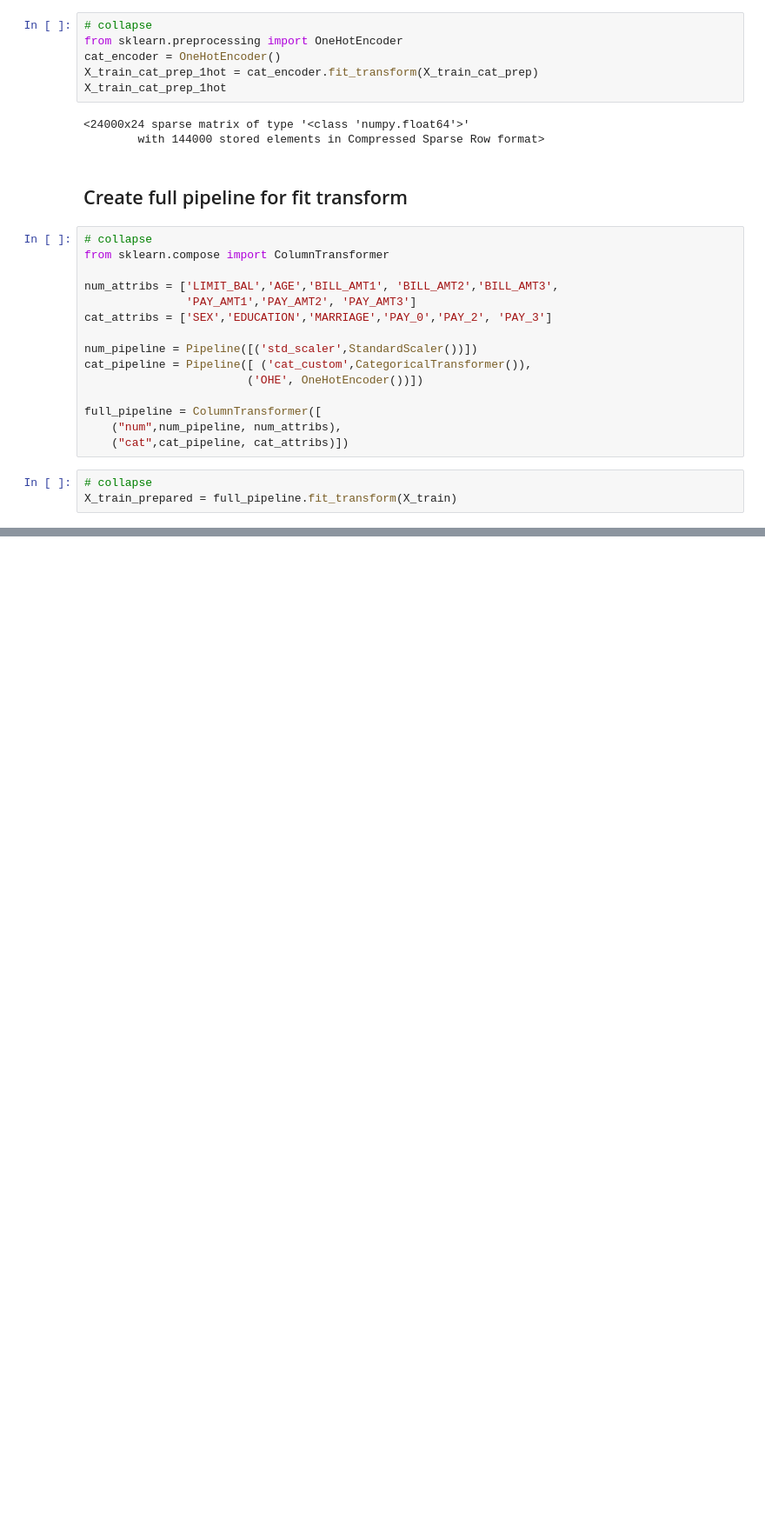
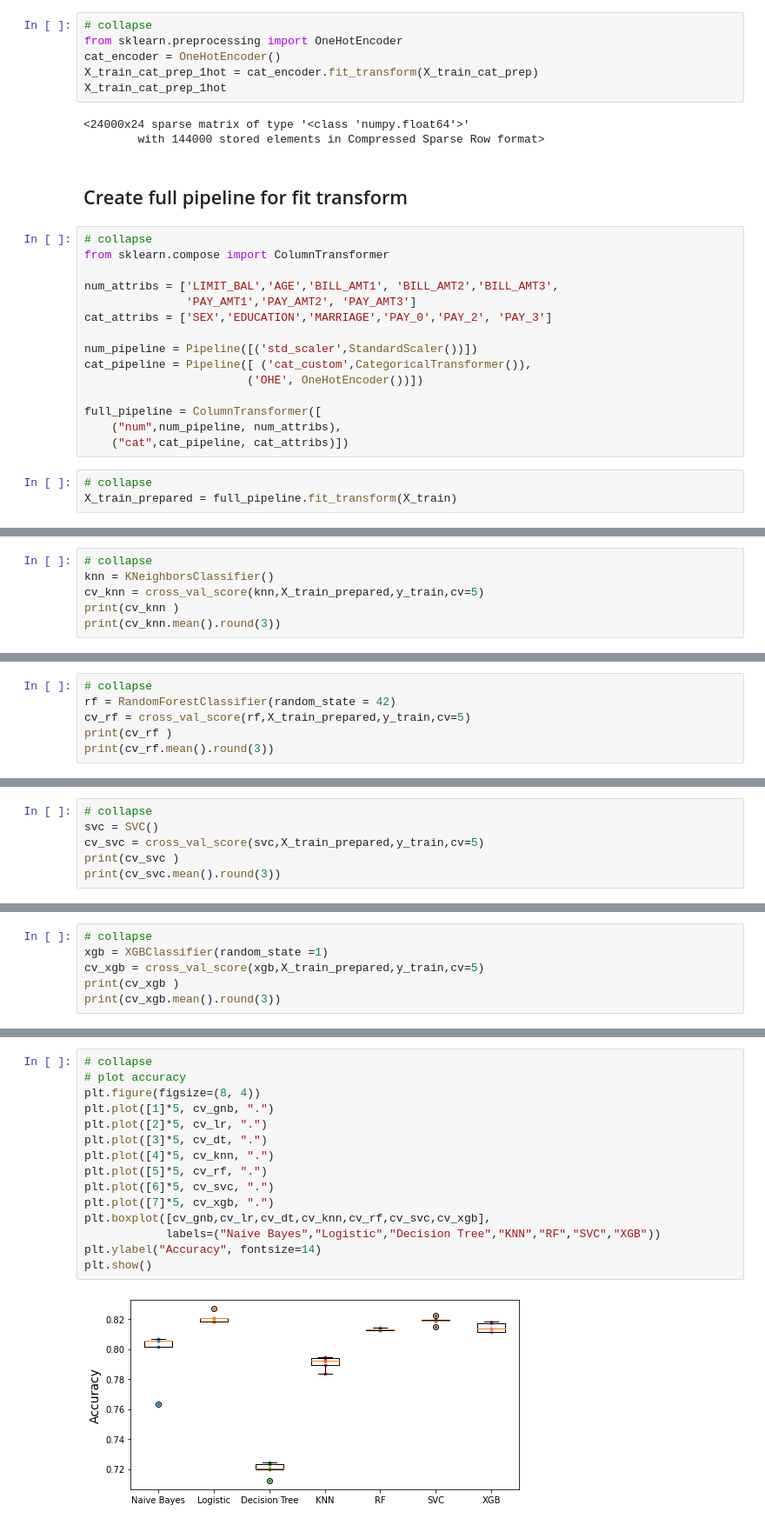
Before and after one commit to Riyan-Aditya/myblog, a Jupyter notebook: _notebooks/2020-11-06-cc-default-v2.ipynb, the cells around one changed output, grey strips where cells are left out. Shown: that part at 87% size. Cells and saved outputs as stored; diff of their text form; blank space fills up the shorter version.

```diff
--- a/_notebooks/2020-11-06-cc-default-v2.ipynb
+++ b/_notebooks/2020-11-06-cc-default-v2.ipynb
@@ -543,0 +603,6 @@ X_train_prepared = full_pipeline.fit_transform(X_train)
+# %%
+# collapse
+knn = KNeighborsClassifier()
+cv_knn = cross_val_score(knn,X_train_prepared,y_train,cv=5)
+print(cv_knn )
+print(cv_knn.mean().round(3))
@@ -543,0 +614,6 @@ X_train_prepared = full_pipeline.fit_transform(X_train)
+# %%
+# collapse
+rf = RandomForestClassifier(random_state = 42)
+cv_rf = cross_val_score(rf,X_train_prepared,y_train,cv=5)
+print(cv_rf )
+print(cv_rf.mean().round(3))
@@ -543,0 +625,6 @@ X_train_prepared = full_pipeline.fit_transform(X_train)
+# %%
+# collapse
+svc = SVC()
+cv_svc = cross_val_score(svc,X_train_prepared,y_train,cv=5)
+print(cv_svc )
+print(cv_svc.mean().round(3))
@@ -543,0 +636,6 @@ X_train_prepared = full_pipeline.fit_transform(X_train)
+# %%
+# collapse
+xgb = XGBClassifier(random_state =1)
+cv_xgb = cross_val_score(xgb,X_train_prepared,y_train,cv=5)
+print(cv_xgb )
+print(cv_xgb.mean().round(3))
@@ -543,0 +667,17 @@ X_train_prepared = full_pipeline.fit_transform(X_train)
+# %%
+# collapse
+# plot accuracy
+plt.figure(figsize=(8, 4))
+plt.plot([1]*5, cv_gnb, ".")
+plt.plot([2]*5, cv_lr, ".")
+plt.plot([3]*5, cv_dt, ".")
+plt.plot([4]*5, cv_knn, ".")
+plt.plot([5]*5, cv_rf, ".")
+plt.plot([6]*5, cv_svc, ".")
+plt.plot([7]*5, cv_xgb, ".")
+plt.boxplot([cv_gnb,cv_lr,cv_dt,cv_knn,cv_rf,cv_svc,cv_xgb],
+            labels=("Naive Bayes","Logistic","Decision Tree","KNN","RF","SVC","XGB"))
+plt.ylabel("Accuracy", fontsize=14)
+plt.show()
+# %% [output]
+[figure, added]
```
Also changed, not shown: parts of 20 cells of this notebook.
